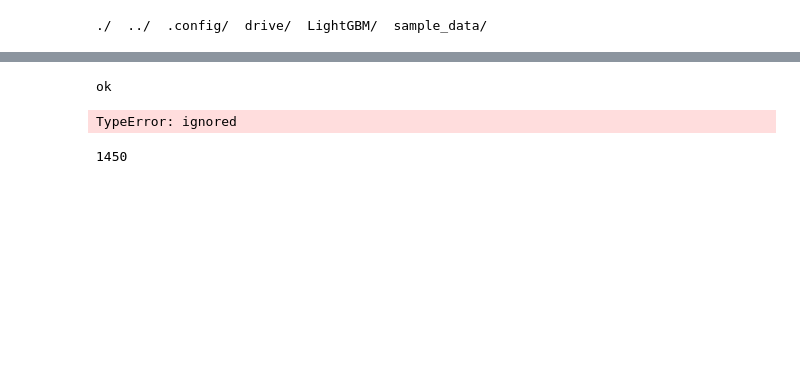
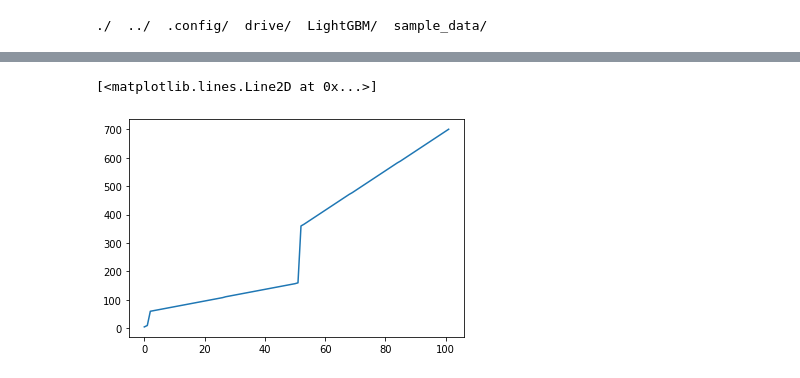
Before and after one commit to alunfes/mex-bot, a Jupyter notebook: Lgb_BPSP4.ipynb, the cells around one changed output, grey strips where cells are left out. Drawn from its saved outputs; the diff is of its cells as text; code cells hidden in the pictures; blank space fills up the shorter version.

```diff
--- a/Lgb_BPSP4.ipynb
+++ b/Lgb_BPSP4.ipynb
@@ -2856,19 +2859,9 @@ strategy performance=55.44587846
-# %%
-if True in df.isnull().any():
-    print('no')
-else:
-    print('ok')
-# %% [output]
-ok
-# %%
-np.isinf(df2)
-# %% [output]
-TypeError: ignored
 # %%
 importance = pd.DataFrame(model.feature_importance(), index=list(train_xb.columns), columns=['importance'])
 importance.sort_values('importance', ascending=False)[:50]
-# %%
-OneMinMarketData.term_list[-1]
-# %% [output]
-1450
+# %%
+plt.plot(OneMinMarketData.term_list)
+# %% [output]
+[<matplotlib.lines.Line2D at 0x...>]
+[figure, added]
 # %%
```
Also changed, not shown: parts of 23 cells of this notebook, 7 other files.
